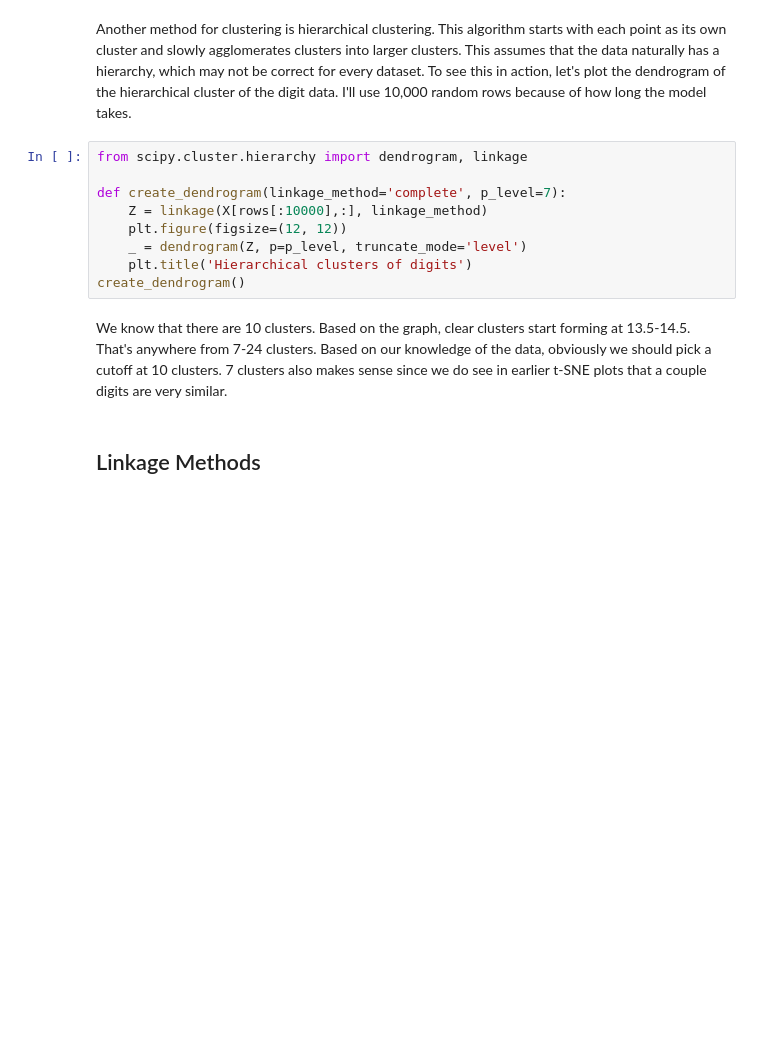
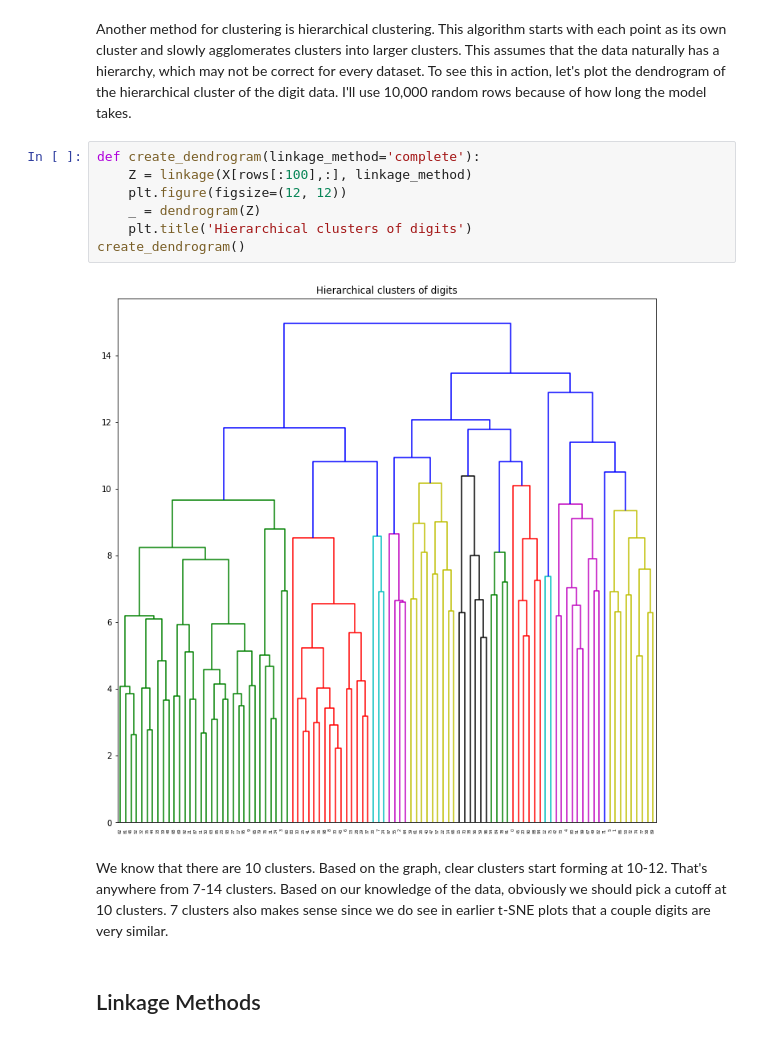
Before and after one commit to nickgrasley/appliedMachineLearning, a Jupyter notebook: hw5/hw_5.ipynb, the cells around one changed output. Drawn from its saved outputs; the diff is of its cells as text; blank space fills up the shorter version.

```diff
--- a/hw5/hw_5.ipynb
+++ b/hw5/hw_5.ipynb
@@ -452,16 +467,16 @@ for i in [5, 7, 20]:
 # %% [markdown]
 Another method for clustering is hierarchical clustering. This algorithm starts with each point as its own cluster and slowly agglomerates clusters into larger clusters. This assumes that the data naturally has a hierarchy, which may not be correct for every dataset. To see this in action, let's plot the dendrogram of the hierarchical cluster of the digit data. I'll use 10,000 random rows because of how long the model takes.
 # %%
-from scipy.cluster.hierarchy import dendrogram, linkage
-
-def create_dendrogram(linkage_method='complete', p_level=7):
-    Z = linkage(X[rows[:10000],:], linkage_method)
+def create_dendrogram(linkage_method='complete'):
+    Z = linkage(X[rows[:100],:], linkage_method)
     plt.figure(figsize=(12, 12))
-    _ = dendrogram(Z, p=p_level, truncate_mode='level')
+    _ = dendrogram(Z)
     plt.title('Hierarchical clusters of digits')
 create_dendrogram()
+# %% [output]
+[figure, added]
 # %% [markdown]
-We know that there are 10 clusters. Based on the graph, clear clusters start forming at 13.5-14.5. That's anywhere from 7-24 clusters. Based on our knowledge of the data, obviously we should pick a cutoff at 10 clusters. 7 clusters also makes sense since we do see in earlier t-SNE plots that a couple digits are very similar.
+We know that there are 10 clusters. Based on the graph, clear clusters start forming at 10-12. That's anywhere from 7-14 clusters. Based on our knowledge of the data, obviously we should pick a cutoff at 10 clusters. 7 clusters also makes sense since we do see in earlier t-SNE plots that a couple digits are very similar.
 # %% [markdown]
 ## Linkage Methods
 # %% [markdown]
```
Also changed, not shown: parts of 14 cells of this notebook.
